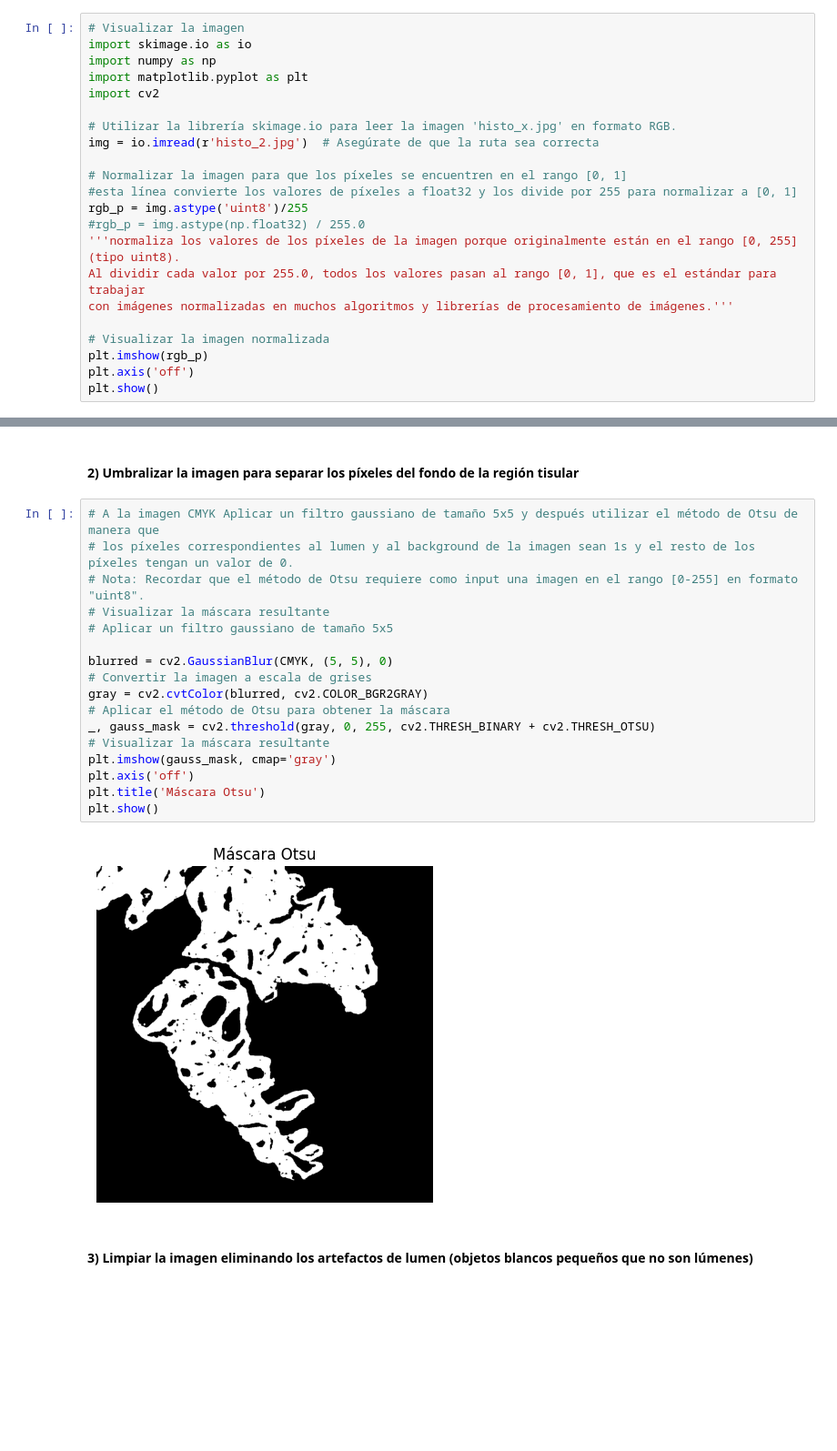
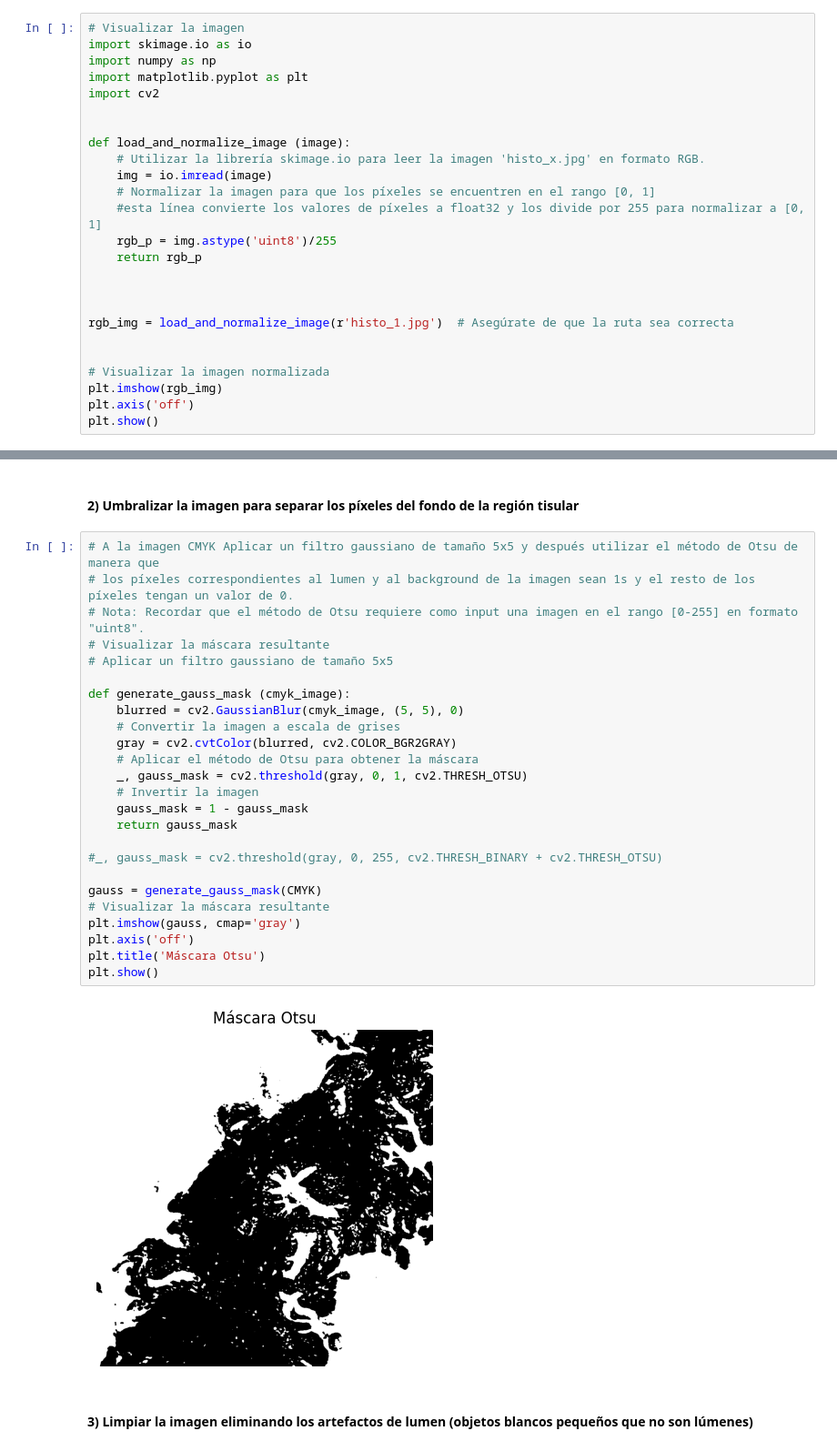
Before and after one commit to peraltarh/VIUMasterInAI, a Jupyter notebook: 4.Aprendizaje Supervisado/Trabajo Practico/Actividad_Computer_Vision_C1.ipynb, the cells around one changed output, grey strips where cells are left out. Shown at 91% size. Saved outputs shown, nothing was run; the diff lists cells and outputs as text; blank space fills up the shorter version.

```diff
--- a/4.Aprendizaje Supervisado/Trabajo Practico/Actividad_Computer_Vision_C1.ipynb
+++ b/4.Aprendizaje Supervisado/Trabajo Practico/Actividad_Computer_Vision_C1.ipynb
@@ -9,19 +9,22 @@ import numpy as np
 import matplotlib.pyplot as plt
 import cv2
 
-# Utilizar la librería skimage.io para leer la imagen 'histo_x.jpg' en formato RGB.
-img = io.imread(r'histo_2.jpg')  # Asegúrate de que la ruta sea correcta
 
-# Normalizar la imagen para que los píxeles se encuentren en el rango [0, 1]
-#esta línea convierte los valores de píxeles a float32 y los divide por 255 para normalizar a [0, 1]
-rgb_p = img.astype('uint8')/255
-#rgb_p = img.astype(np.float32) / 255.0
-'''normaliza los valores de los píxeles de la imagen porque originalmente están en el rango [0, 255] (tipo uint8).
-Al dividir cada valor por 255.0, todos los valores pasan al rango [0, 1], que es el estándar para trabajar
-con imágenes normalizadas en muchos algoritmos y librerías de procesamiento de imágenes.'''
+def load_and_normalize_image (image):
+    # Utilizar la librería skimage.io para leer la imagen 'histo_x.jpg' en formato RGB.
+    img = io.imread(image)
+    # Normalizar la imagen para que los píxeles se encuentren en el rango [0, 1]
+    #esta línea convierte los valores de píxeles a float32 y los divide por 255 para normalizar a [0, 1]
+    rgb_p = img.astype('uint8')/255
+    return rgb_p
+
+
+
+rgb_img = load_and_normalize_image(r'histo_1.jpg')  # Asegúrate de que la ruta sea correcta
+
 
 # Visualizar la imagen normalizada
-plt.imshow(rgb_p)
+plt.imshow(rgb_img)
 plt.axis('off')
 plt.show()
 # %% [output]
@@ -76,22 +83,30 @@ plt.show()
 # %%
 # A la imagen CMYK Aplicar un filtro gaussiano de tamaño 5x5 y después utilizar el método de Otsu de manera que
 # los píxeles correspondientes al lumen y al background de la imagen sean 1s y el resto de los píxeles tengan un valor de 0.
 # Nota: Recordar que el método de Otsu requiere como input una imagen en el rango [0-255] en formato "uint8".
 # Visualizar la máscara resultante
 # Aplicar un filtro gaussiano de tamaño 5x5
 
-blurred = cv2.GaussianBlur(CMYK, (5, 5), 0)
-# Convertir la imagen a escala de grises
-gray = cv2.cvtColor(blurred, cv2.COLOR_BGR2GRAY)
-# Aplicar el método de Otsu para obtener la máscara
-_, gauss_mask = cv2.threshold(gray, 0, 255, cv2.THRESH_BINARY + cv2.THRESH_OTSU)
+def generate_gauss_mask (cmyk_image):
+    blurred = cv2.GaussianBlur(cmyk_image, (5, 5), 0)
+    # Convertir la imagen a escala de grises
+    gray = cv2.cvtColor(blurred, cv2.COLOR_BGR2GRAY)
+    # Aplicar el método de Otsu para obtener la máscara
+    _, gauss_mask = cv2.threshold(gray, 0, 1, cv2.THRESH_OTSU)
+    # Invertir la imagen
+    gauss_mask = 1 - gauss_mask
+    return gauss_mask
+
+#_, gauss_mask = cv2.threshold(gray, 0, 255, cv2.THRESH_BINARY + cv2.THRESH_OTSU)
+
+gauss = generate_gauss_mask(CMYK)
 # Visualizar la máscara resultante
-plt.imshow(gauss_mask, cmap='gray')
+plt.imshow(gauss, cmap='gray')
 plt.axis('off')
 plt.title('Máscara Otsu')
 plt.show()
 # %% [output]
-[figure, old version]
+[figure, new version]
 # %% [markdown]
 #### 3) Limpiar la imagen eliminando los artefactos de lumen (objetos blancos pequeños que no son lúmenes)
 # %%
```
Also changed, not shown: parts of 12 cells of this notebook, 1 other file.
